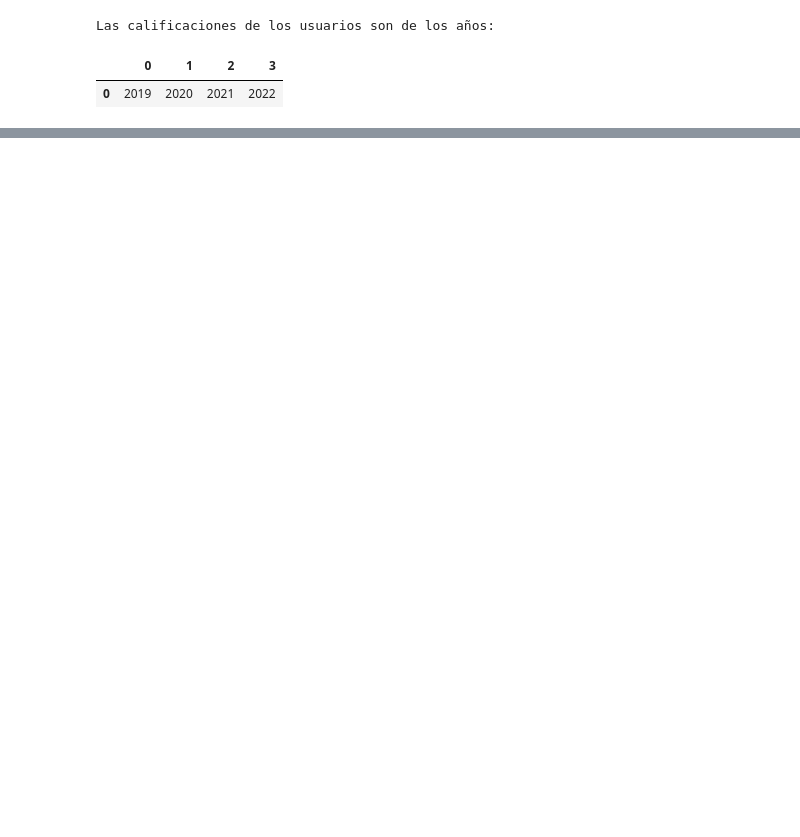
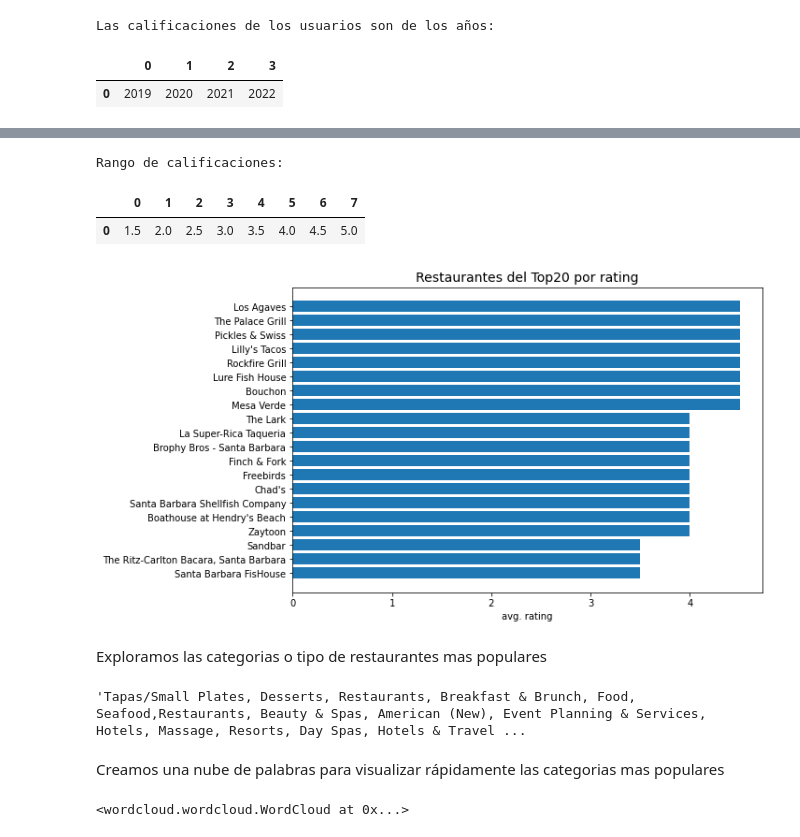
Before and after one commit to ivnlee/proyecto-portafolio, a Jupyter notebook: notebooks/initial_analysis.ipynb, the cells around one changed output, grey strips where cells are left out. Drawn from its saved outputs; the diff is of its cells as text; code cells hidden in the pictures; blank space fills up the shorter version.

```diff
--- a/notebooks/initial_analysis.ipynb
+++ b/notebooks/initial_analysis.ipynb
@@ -368,0 +348,27 @@ top_20
+# %%
+ratings = df_clean['avg_rating']
+
+print('Rango de calificaciones:')
+pd.DataFrame(ratings.sort_values().unique()).T
+# %% [output]
+Rango de calificaciones:
+|  | 0 | 1 | 2 | 3 | 4 | 5 | 6 | 7 |
+| 0 | 1.5 | 2.0 | 2.5 | 3.0 | 3.5 | 4.0 | 4.5 | 5.0 |
+# %%
+top_rest = top_rest.sort_values(by='avg_rating', ascending=True)
+
+plt.figure(figsize=(9,6))
+plt.barh(top_rest['name'], top_rest['avg_rating'])
+
+plt.title('Restaurantes del Top20 por rating', size=14)
+plt.xlabel('avg. rating')
+plt.show()
+# %% [output]
+[figure, added]
+# %% [markdown]
+Exploramos las categorias o tipo de restaurantes mas populares
+# %%
+categorias = top_rest['categories'].str.cat(sep=',')
+categorias
+# %% [output]
+'Tapas/Small Plates, Desserts, Restaurants, Breakfast & Brunch, Food, Seafood,Restaurants, Beauty & Spas, American (New), Event Planning & Services, Hotels, Massage, Resorts, Day Spas, Hotels & Travel ...
@@ -368,0 +377,26 @@ top_20
+# %% [markdown]
+Creamos una nube de palabras para visualizar rápidamente las categorias mas populares
+# %%
+# instantiate a word cloud object
+stopwords = set(STOPWORDS)
+category_cloud = WordCloud(
+    background_color='white',
+    max_words=200,
+    stopwords=stopwords
+)
+
+# exclude non relevant words
+stopwords.add('Restaurants')
+stopwords.add('Food')
+stopwords.add('Nightlife')
+stopwords.add('Spas')
+stopwords.add('Venues')
+stopwords.add('Event')
+stopwords.add('Services')
+stopwords.add('Locksmiths')
+stopwords.add('Massage')
+
+# create the word cloud
+category_cloud.generate(categorias)
+# %% [output]
+<wordcloud.wordcloud.WordCloud at 0x...>
```
Also changed, not shown: parts of 18 cells of this notebook.
